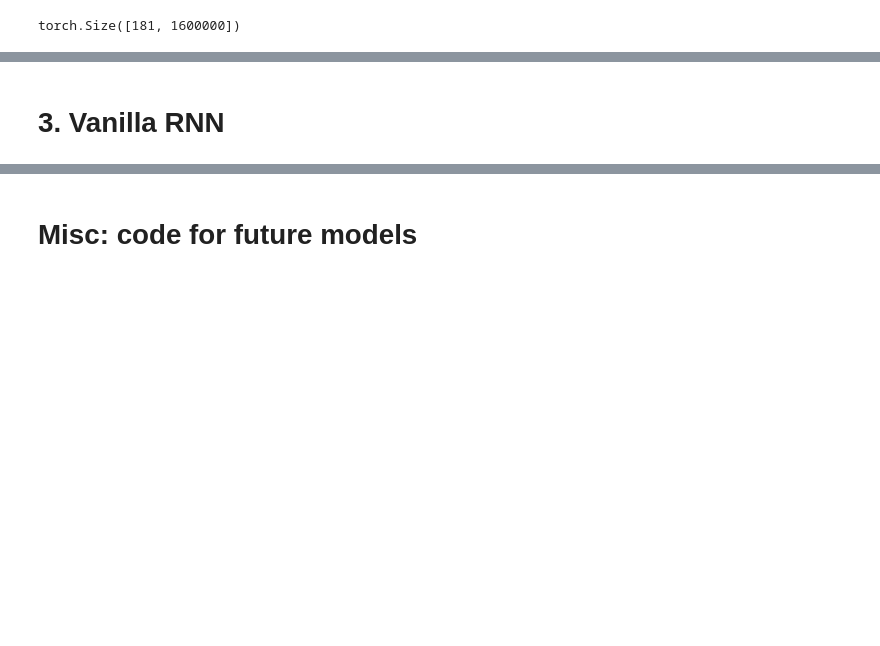
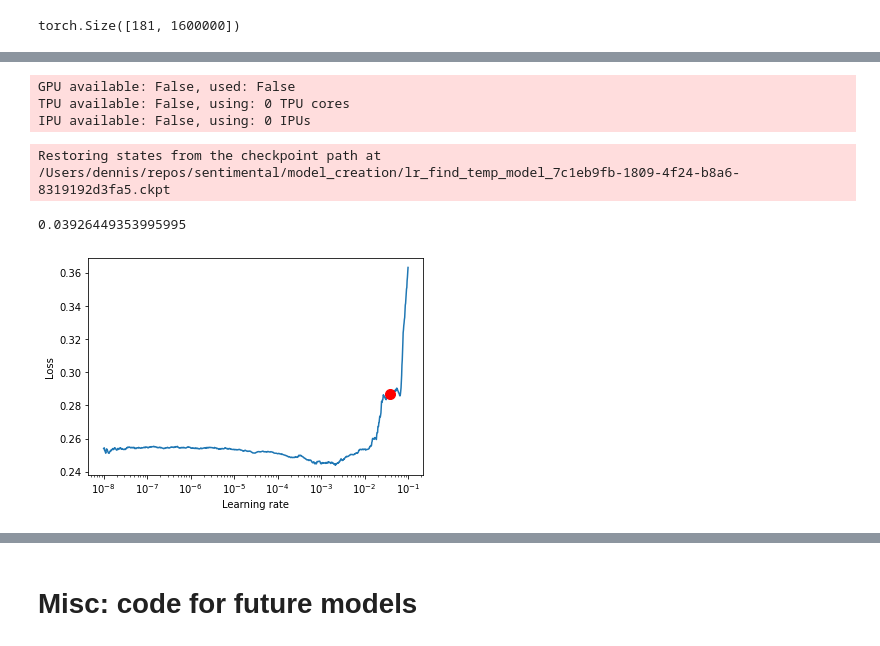
Before and after one commit to dennischenfeng/sentimental, a Jupyter notebook: model_creation/20211225_InitialModel.ipynb, the cells around one changed output, grey strips where cells are left out. Cells and saved outputs as stored; diff of their text form; code cells hidden in the pictures; blank space fills up the shorter version.

Commit message:
about to start training on disaster tweet dataset first

```diff
--- a/model_creation/20211225_InitialModel.ipynb
+++ b/model_creation/20211225_InitialModel.ipynb
@@ -59,7 +73,7 @@ class TwitterDataset(Dataset):
         self.voc = voc
 
         # Load data and remove unnecessary columns
-        df = pd.read_csv("data_twitter_sentiment.csv", header=None, encoding='latin-1')
+        df = pd.read_csv("data/data_twitter_sentiment.csv", header=None, encoding='latin-1')
         df = df.rename(columns={
             0: "sentiment_raw",
             5: "text",
@@ -68,6 +82,7 @@ class TwitterDataset(Dataset):
         df["sentiment"] = df.sentiment_raw / 4
         df = df[["sentiment", "text"]]
         df = df.reset_index(drop=True)
+        # df = df.iloc[0:1000, :]  # TODO: test
 
         nz_texts = []  # numericalized_texts
         seq_lengths = []  # sequence lengths
@@ -78,8 +93,8 @@ class TwitterDataset(Dataset):
 
         # shape of x is: T x B, where T is length of longest seq, B is batch size
         self.seqs = pad_sequence(nz_texts, padding_value=self.voc[PAD_TOKEN])
-        self.seq_lengths = seq_lengths
-        self.sentiments = df.sentiment
+        self.seq_lengths = th.tensor(seq_lengths)
+        self.sentiments = th.tensor(df.sentiment).float()
 
     def __len__(self) -> int:
         return len(self.sentiments)
@@ -135,8 +150,6 @@ class LitVanillaRNN(pl.LightningModule):
         self.fc = nn.Linear(self.hidden_size, 1)
         self.sigmoid = nn.Sigmoid()
 
-        self.mse = MeanSquaredError()
-
     def forward(self, x: List[th.Tensor]) -> th.Tensor:
         assert len(x) == 2
         seqs, seq_lengths = x
@@ -149,7 +162,7 @@ class LitVanillaRNN(pl.LightningModule):
         # (instead of the zero vector default)
         _, h_n = self.rnn(packed)
 
-        assert h_n.shape == (1, batch_size, self.hidden_size)
+        assert h_n.shape[0], h_n.shape[2] == (1, self.hidden_size)
 
         x = h_n[-1, :, :]
         x = self.fc(x)
@@ -167,10 +180,9 @@ class LitVanillaRNN(pl.LightningModule):
 
     def generalized_step(self, batch: th.Tensor, batch_idx: int, label: str) -> th.Tensor:
         x, y = batch
-        predicted = self(x)
+        predicted = self(x).squeeze(1)
         loss = F.mse_loss(predicted, y)
         self.log(f"{label}_loss", loss)
-        self.log(f"{label}_mse", self.mse(predicted, y))
         return loss
 
     def configure_optimizers(self):
@@ -223,9 +202,0 @@ embedding_glove = GloVe(name='6B', dim=embedding_dim, )
-# %%
-freeze_embedding = True
-
-vocab_itos = vocab.get_itos()
-embedding_matrix = th.zeros((len(vocab_itos), embedding_dim))
-for i, s in enumerate(vocab_itos):
-    embedding_matrix[i, :] = embedding_glove[s]
-
-embedding = nn.Embedding.from_pretrained(embedding_matrix, freeze=freeze_embedding, padding_idx=vocab[PAD_TOKEN])
@@ -243,9 +202,0 @@ embedding_glove = GloVe(name='6B', dim=embedding_dim)
-# %%
-freeze_embedding = True
-
-vocab_itos = full_ds.vocab.get_itos()  # "i to s"
-embedding_matrix = th.zeros((len(vocab_itos), embedding_dim))
-for i, s in enumerate(vocab_itos):
-    embedding_matrix[i, :] = embedding_glove[s]
-
-embedding = nn.Embedding.from_pretrained(embedding_matrix, freeze=freeze_embedding, padding_idx=full_ds.pad_idx)
@@ -358,2 +203,14 @@ fig.show()
-# %% [markdown]
-# 3. Vanilla RNN
+# %%
+vrnn = LitVanillaRNN(embedding, dropout=0.5, lr=1e-4, num_layers=3)
+trainer = pl.Trainer(auto_lr_find=True)
+lr_finder = trainer.tuner.lr_find(vrnn, train_dl, val_dl, max_lr=1e-1, num_training=1000)
+fig = lr_finder.plot(suggest=True)
+fig.show()
+lr_finder.suggestion()
+# %% [output]
+GPU available: False, used: False
+TPU available: False, using: 0 TPU cores
+IPU available: False, using: 0 IPUs
+Restoring states from the checkpoint path at /Users/dennis/repos/sentimental/model_creation/lr_find_temp_model_7c1eb9fb-1809-4f24-b8a6-8319192d3fa5.ckpt
+0.03926449353995995
+[figure, added]
```
Also changed, not shown: parts of 21 cells of this notebook, 3 other files.
